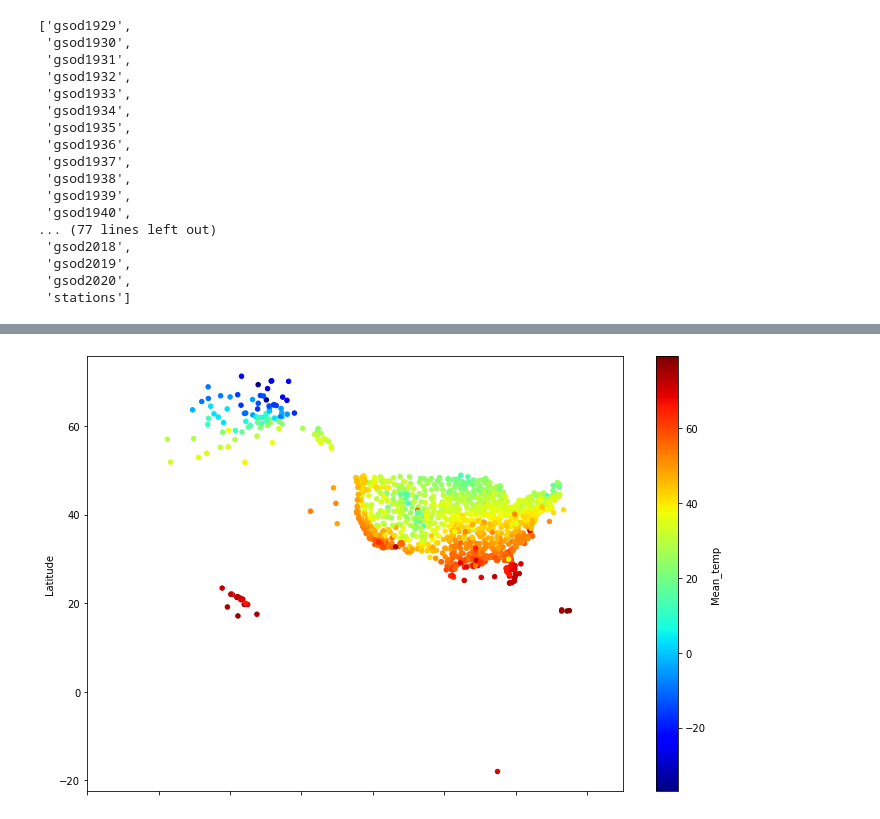
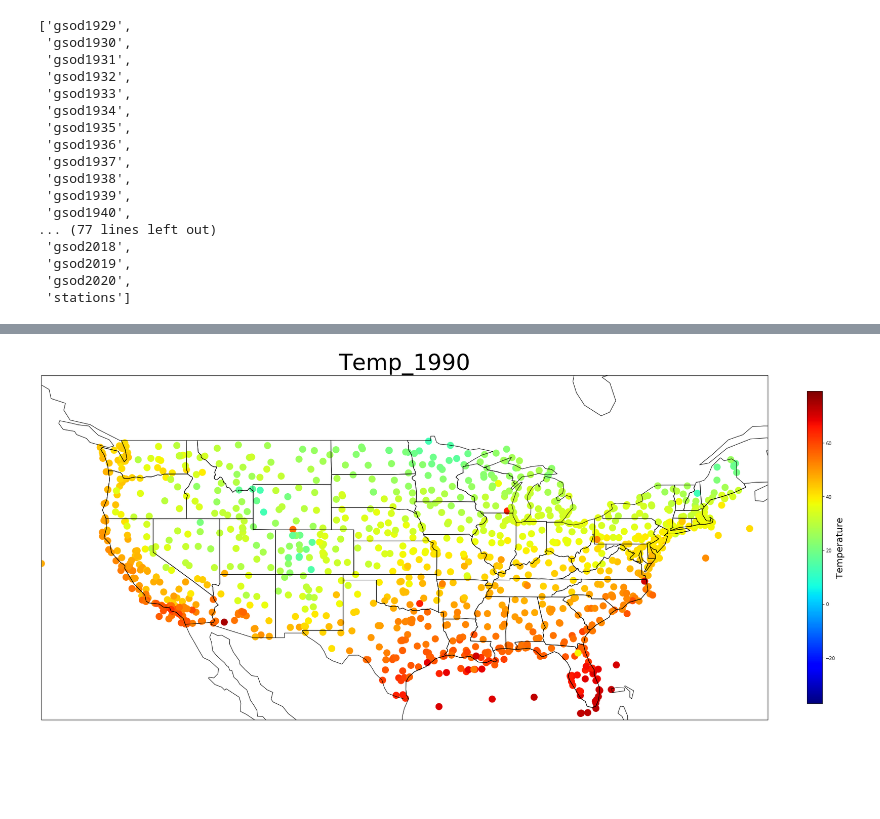
Before and after one commit to dheligman/climate, a Jupyter notebook: noaa_gsod_DMH.ipynb, the cells around one changed output, grey strips where cells are left out. Drawn from its saved outputs; the diff is of its cells as text; code cells hidden in the pictures; blank space fills up the shorter version.

```diff
--- a/noaa_gsod_DMH.ipynb
+++ b/noaa_gsod_DMH.ipynb
@@ -122,12 +138,10 @@ plt.show()
 gsod1990ll = latlong(gsod1990,stations)
 # %%
 gsod1990m1 = gsod1990ll.loc[gsod1990ll.Month == '01']
-# %%
-gsod1990m1.plot(kind = 'scatter', x = 'Longitude', y = 'Latitude', c= 'Mean_temp', figsize=(12,8), colormap='jet')
-plt.xlim(-200,-50)
-plt.show()
-# %% [output]
-[figure, removed]
+# %%
+mapplot(gsod1990m1, 'Temp_1990')
+# %% [output]
+[figure, added]
 # %%
 gsod2000ll = latlong(gsod2000,stations)
 # %%
```
Also changed, not shown: parts of 15 cells of this notebook.
